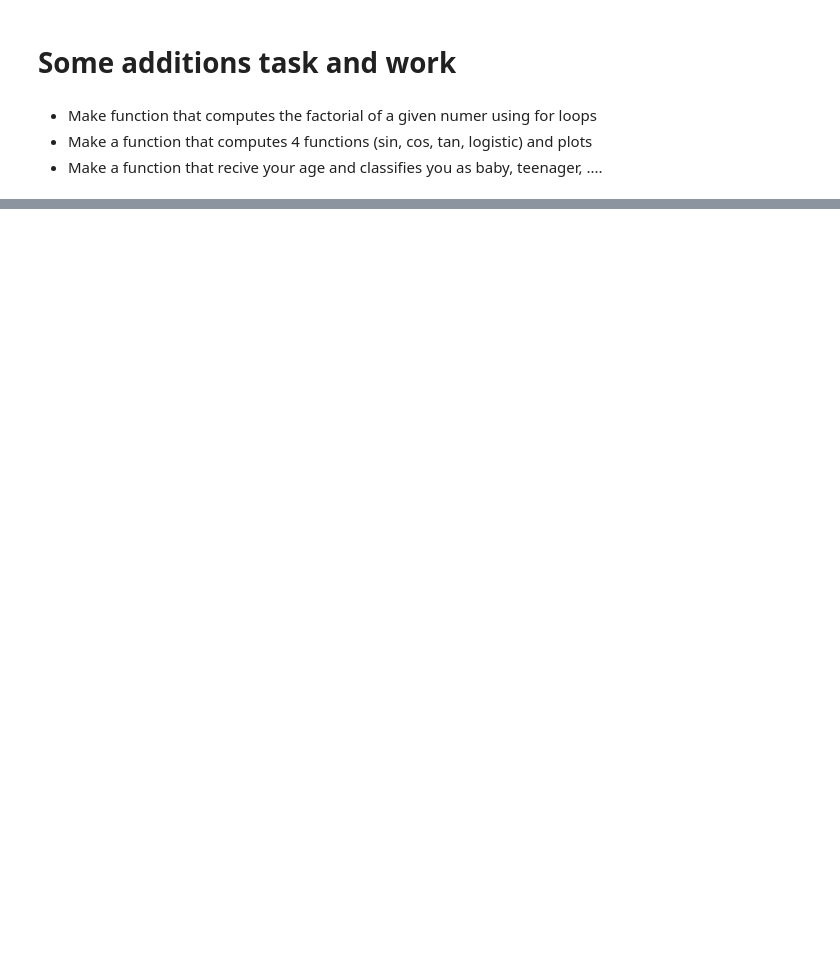
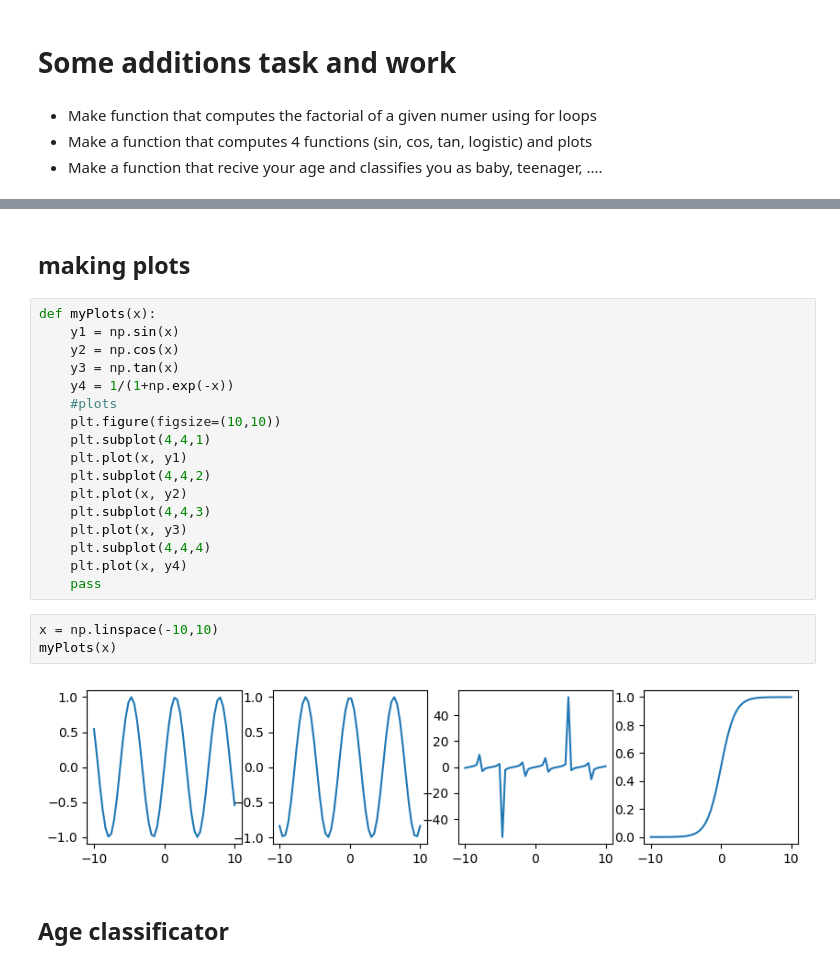
Before and after one commit to gmarxcc/machine-learning-course-uac, a Jupyter notebook: 0-intro-jupyter/main.ipynb, the cells around one changed output, grey strips where cells are left out. Cells and saved outputs as stored; diff of their text form; blank space fills up the shorter version.

Commit message:
factorial, plots, and age

```diff
--- a/0-intro-jupyter/main.ipynb
+++ b/0-intro-jupyter/main.ipynb
@@ -170,0 +190,26 @@ plt.show()
+# %% [markdown]
+## making plots
+# %%
+def myPlots(x):
+    y1 = np.sin(x)
+    y2 = np.cos(x)
+    y3 = np.tan(x)
+    y4 = 1/(1+np.exp(-x))
+    #plots
+    plt.figure(figsize=(10,10))
+    plt.subplot(4,4,1)
+    plt.plot(x, y1)
+    plt.subplot(4,4,2)
+    plt.plot(x, y2)
+    plt.subplot(4,4,3)
+    plt.plot(x, y3)
+    plt.subplot(4,4,4)
+    plt.plot(x, y4)
+    pass
+# %%
+x = np.linspace(-10,10)
+myPlots(x)
+# %% [output]
+[figure, added]
+# %% [markdown]
+## Age classificator
```
Also changed, not shown: parts of 7 cells of this notebook.
